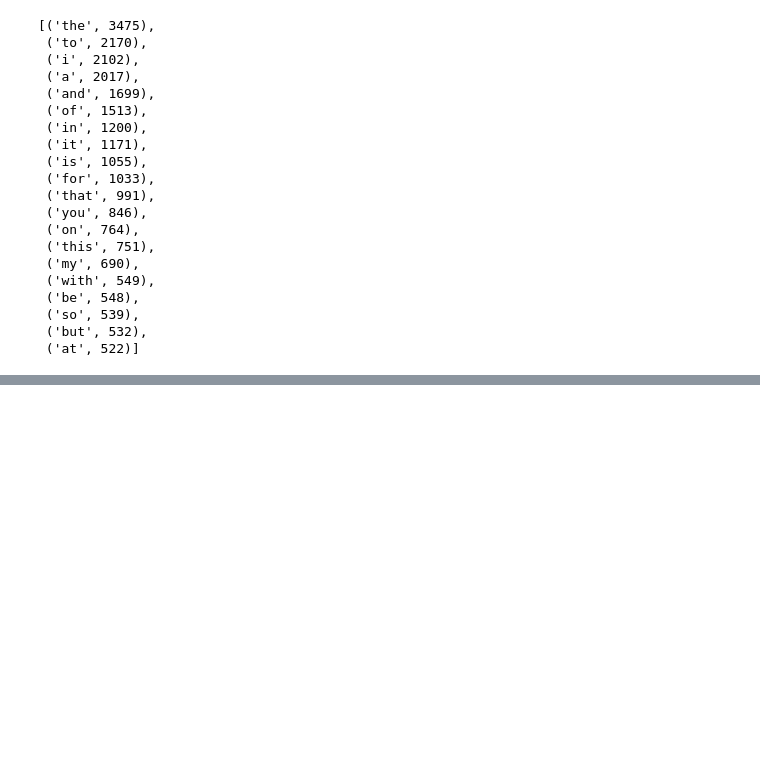
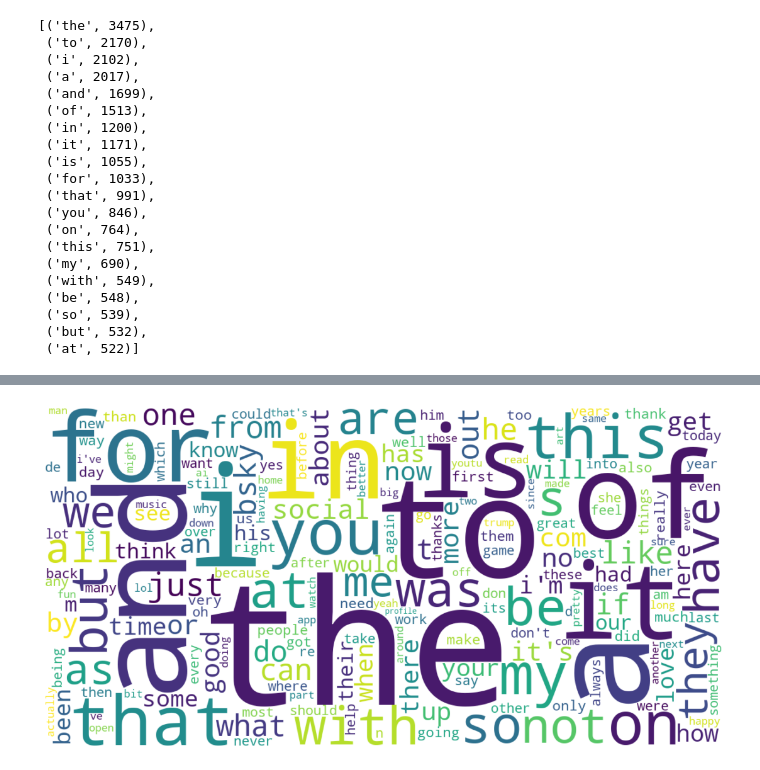
Before and after one commit to pnr3kr/bluesky_toxicity, a Jupyter notebook: scripts/toxicity_analysis.ipynb, the cells around one changed output, grey strips where cells are left out. Cells and saved outputs as stored; diff of their text form; code cells hidden in the pictures; blank space fills up the shorter version.

```diff
--- a/scripts/toxicity_analysis.ipynb
+++ b/scripts/toxicity_analysis.ipynb
@@ -357,0 +391,26 @@ plt.show()
+# %%
+from wordcloud import WordCloud
+import matplotlib.pyplot as plt
+import os
+
+# Convert to frequency dictionary
+freqs_low = dict(counter_low)
+
+# Word cloud config
+wc_low = WordCloud(
+    width=1200,
+    height=600,
+    background_color="white",
+    max_words=200,
+    colormap="viridis"
+).generate_from_frequencies(freqs_low)
+
+plt.figure(figsize=(14, 7))
+plt.imshow(wc_low, interpolation="bilinear")
+plt.axis("off")
+
+save_path = os.path.join(save_dir, "least_toxic_common_words.png")
+plt.savefig(save_path, dpi=300, bbox_inches="tight")
+plt.show()
+# %% [output]
+[figure, added]
```
Also changed, not shown: parts of 10 cells of this notebook, 9 other files.
